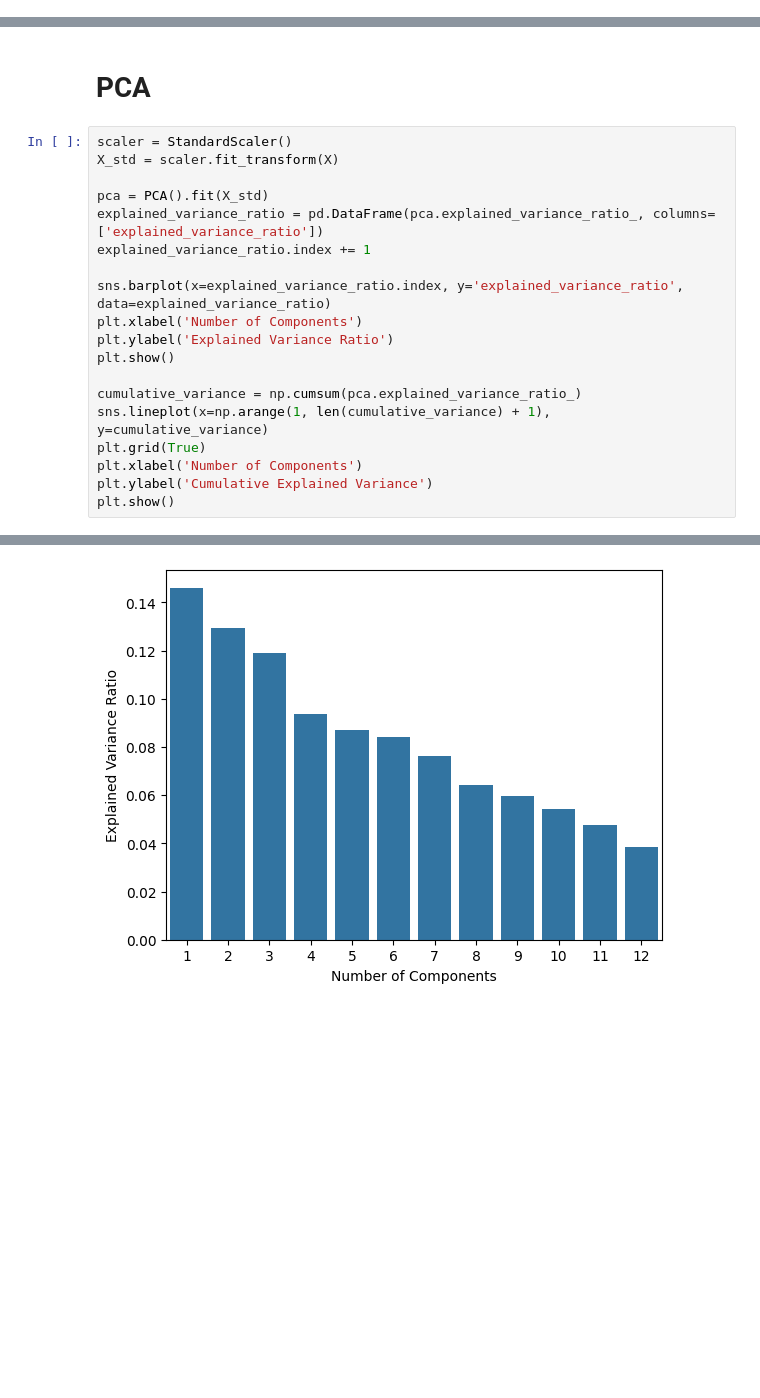
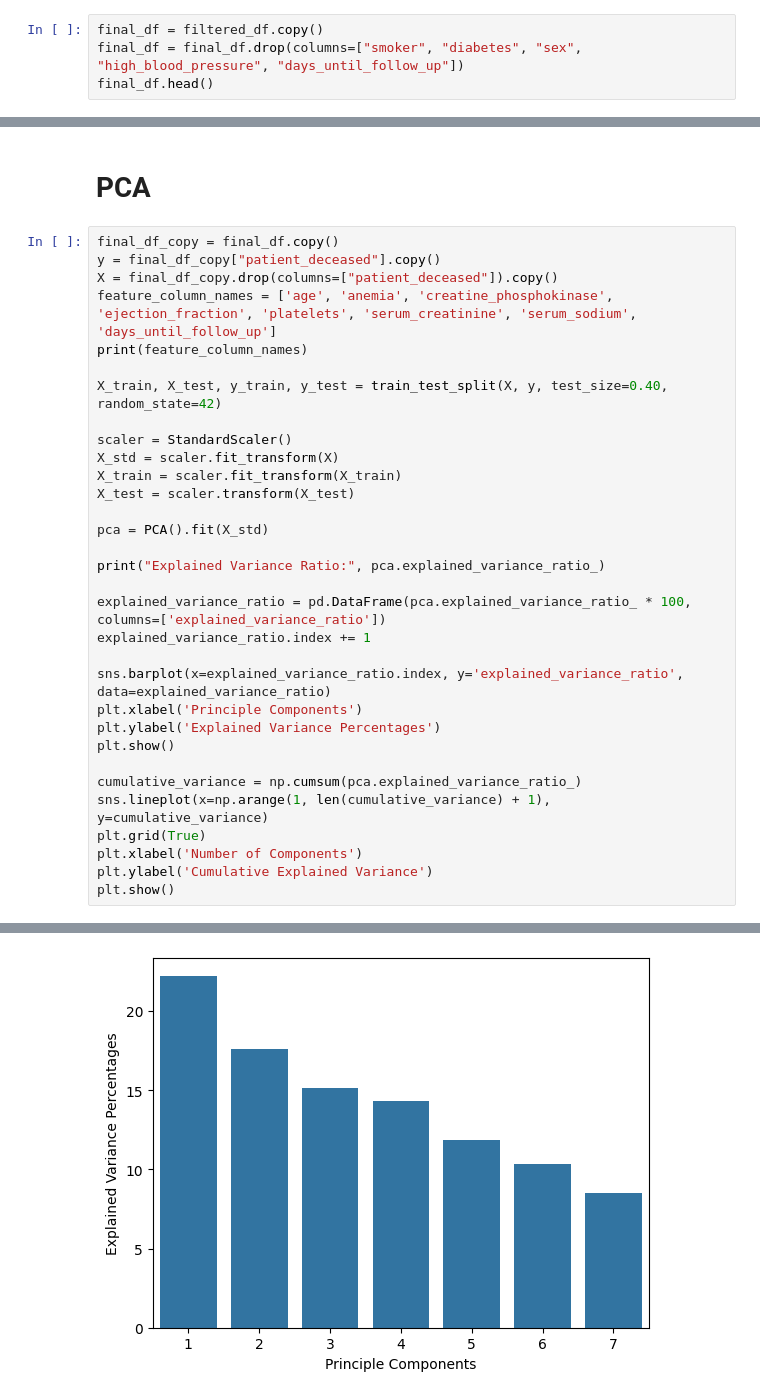
Before and after one commit to BvChung/covid-machine-learning-analysis, a Jupyter notebook: heart_failure_analysis.ipynb, the cells around one changed output, grey strips where cells are left out. Drawn from its saved outputs; the diff is of its cells as text; blank space fills up the shorter version.

```diff
--- a/heart_failure_analysis.ipynb
+++ b/heart_failure_analysis.ipynb
@@ -516,0 +531,4 @@ plt.show()
+# %%
+final_df = filtered_df.copy()
+final_df = final_df.drop(columns=["smoker", "diabetes", "sex", "high_blood_pressure", "days_until_follow_up"])
+final_df.head()
@@ -517,16 +560,29 @@ plt.show()
 # %% [markdown]
 # PCA
 # %%
+final_df_copy = final_df.copy()
+y = final_df_copy["patient_deceased"].copy()
+X = final_df_copy.drop(columns=["patient_deceased"]).copy()
+feature_column_names = ['age', 'anemia', 'creatine_phosphokinase', 'ejection_fraction', 'platelets', 'serum_creatinine', 'serum_sodium', 'days_until_follow_up']
+print(feature_column_names)
+
+X_train, X_test, y_train, y_test = train_test_split(X, y, test_size=0.40, random_state=42)
+
 scaler = StandardScaler()
 X_std = scaler.fit_transform(X)
+X_train = scaler.fit_transform(X_train)
+X_test = scaler.transform(X_test)
 
 pca = PCA().fit(X_std)
-explained_variance_ratio = pd.DataFrame(pca.explained_variance_ratio_, columns=['explained_variance_ratio'])
+
+print("Explained Variance Ratio:", pca.explained_variance_ratio_)
+
+explained_variance_ratio = pd.DataFrame(pca.explained_variance_ratio_ * 100, columns=['explained_variance_ratio'])
 explained_variance_ratio.index += 1
 
 sns.barplot(x=explained_variance_ratio.index, y='explained_variance_ratio', data=explained_variance_ratio)
-plt.xlabel('Number of Components')
-plt.ylabel('Explained Variance Ratio')
+plt.xlabel('Principle Components')
+plt.ylabel('Explained Variance Percentages')
 plt.show()
 
 cumulative_variance = np.cumsum(pca.explained_variance_ratio_)
@@ -539 +598 @@ plt.show()
-[figure, old version]
+[figure, new version]
```
Also changed, not shown: parts of 15 cells of this notebook.
